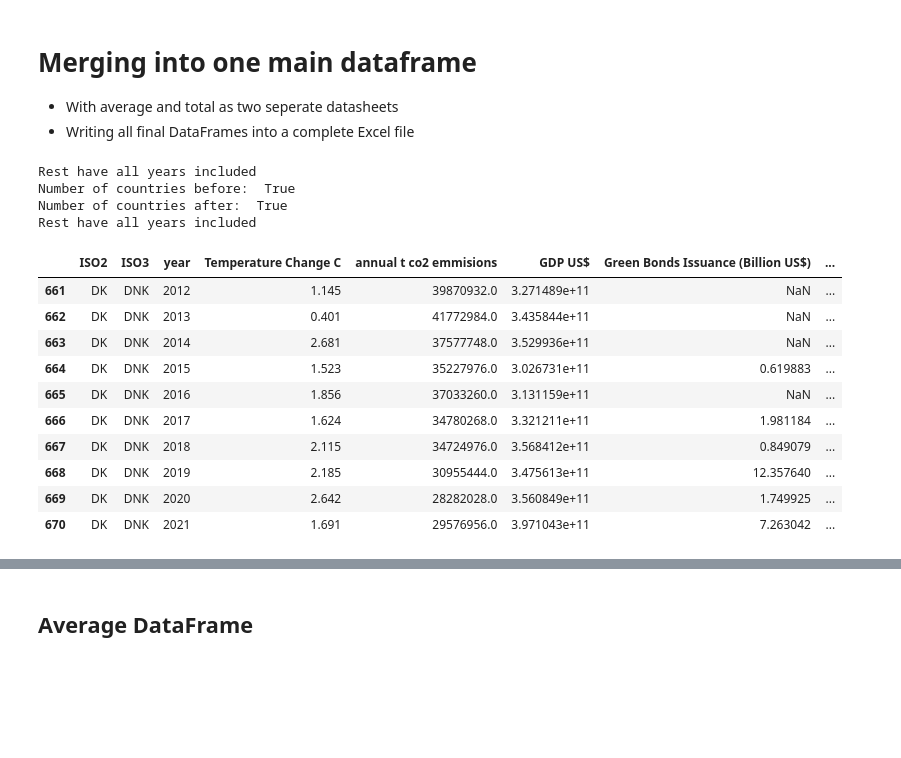
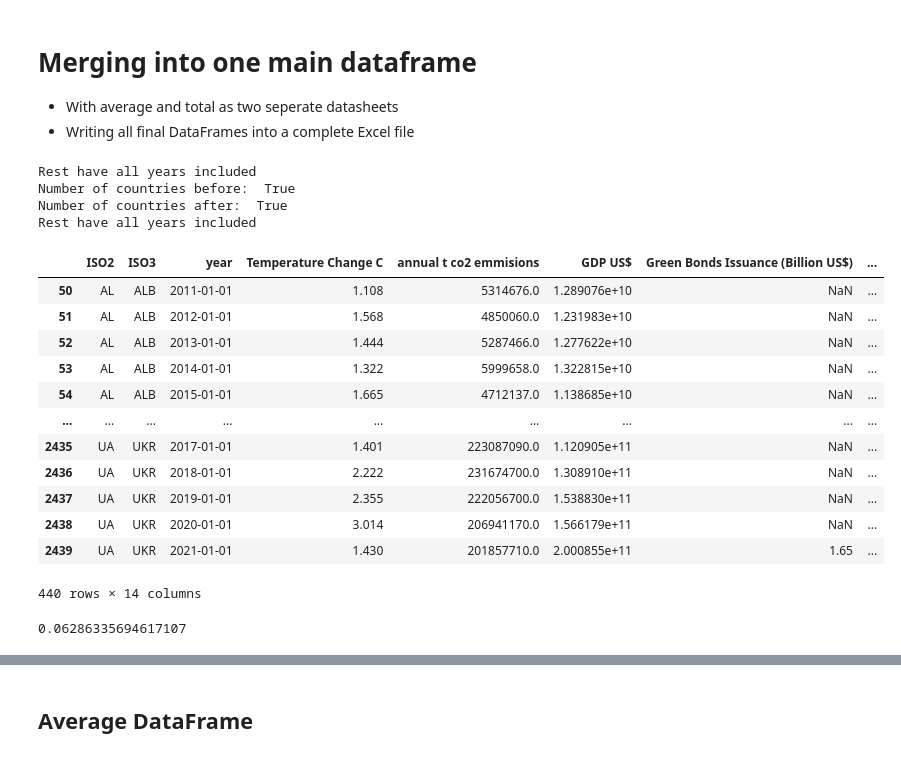
Before and after one commit to TrulsST/VisualAnalytics, a Jupyter notebook: Data_processing.ipynb, the cells around one changed output, grey strips where cells are left out. Saved outputs shown, nothing was run; the diff lists cells and outputs as text; code cells hidden in the pictures; blank space fills up the shorter version.

```diff
--- a/Data_processing.ipynb
+++ b/Data_processing.ipynb
@@ -54,7 +54,7 @@ Greenhouse policies x
 # Main dataframe
 df_main = None
 # Time period from 2012 to 2022
-time_period = list(range(2012, 2022))
+time_period = list(range(2011, 2022))
 # %%
 df_temp_change = pd.read_csv("data/Annual_Surface_Temperature_Change.csv")
 
@@ -394,44 +394,56 @@ for frame in dfs:
 
 # Merge EV-files on ISO2
 dfs = [df_phev_sales, df_bev_sales, df_ev_chargingP]
 for frame in dfs:
     df_main = df_main.merge(frame, left_on=['ISO2','year'], right_on = ['ISO2', 'year'], how = 'left')
 
 # Insert country name
 df_main['country'] = df_main['ISO2']
 df_main['country'].replace(iso_name, inplace=True)
 
 ## Only keep relevant time period
 df_main = df_main[df_main['year'].isin(set(time_period))]
 
 # Check if all countries still in the dataset
 print("Number of countries after: ",len(df_main['country'].unique()) == len(eu_codes))
 
 ## Check if all years still in the dataset for every country
 for c in df_main['country'].unique():
     for_this_c = df_main[df_main['country'] == c]
     all_years = (for_this_c['year'] == time_period).all()
     if not all_years:
         print("Not Consecutive years included for: ", c)
 print("Rest have all years included")
 
-df_main[df_main['country'] == 'Denmark']
+df_main = df_main.astype({'year' : 'int32'}, copy = True)
+df_main.year = pd.to_datetime(df_main.year, format='%Y')
+
+#f = df_main[df_main['country'] == 'United Kingdom']["annual t co2 emmisions"]
+#f
+df_main
 # %% [output]
 Rest have all years included
 Number of countries before:  True
 Number of countries after:  True
 Rest have all years included
 |  | ISO2 | ISO3 | year | Temperature Change C | annual t co2 emmisions | GDP US$ | Green Bonds Issuance (Billion US$) | ... |
-| 661 | DK | DNK | 2012 | 1.145 | 39870932.0 | 3.271489e+11 | NaN | ... |
-| 662 | DK | DNK | 2013 | 0.401 | 41772984.0 | 3.435844e+11 | NaN | ... |
-| 663 | DK | DNK | 2014 | 2.681 | 37577748.0 | 3.529936e+11 | NaN | ... |
-| 664 | DK | DNK | 2015 | 1.523 | 35227976.0 | 3.026731e+11 | 0.619883 | ... |
-| 665 | DK | DNK | 2016 | 1.856 | 37033260.0 | 3.131159e+11 | NaN | ... |
-| 666 | DK | DNK | 2017 | 1.624 | 34780268.0 | 3.321211e+11 | 1.981184 | ... |
-| 667 | DK | DNK | 2018 | 2.115 | 34724976.0 | 3.568412e+11 | 0.849079 | ... |
-| 668 | DK | DNK | 2019 | 2.185 | 30955444.0 | 3.475613e+11 | 12.357640 | ... |
-| 669 | DK | DNK | 2020 | 2.642 | 28282028.0 | 3.560849e+11 | 1.749925 | ... |
-| 670 | DK | DNK | 2021 | 1.691 | 29576956.0 | 3.971043e+11 | 7.263042 | ... |
+| 50 | AL | ALB | 2011-01-01 | 1.108 | 5314676.0 | 1.289076e+10 | NaN | ... |
+| 51 | AL | ALB | 2012-01-01 | 1.568 | 4850060.0 | 1.231983e+10 | NaN | ... |
+| 52 | AL | ALB | 2013-01-01 | 1.444 | 5287466.0 | 1.277622e+10 | NaN | ... |
+| 53 | AL | ALB | 2014-01-01 | 1.322 | 5999658.0 | 1.322815e+10 | NaN | ... |
+| 54 | AL | ALB | 2015-01-01 | 1.665 | 4712137.0 | 1.138685e+10 | NaN | ... |
+| ... | ... | ... | ... | ... | ... | ... | ... | ... |
+| 2435 | UA | UKR | 2017-01-01 | 1.401 | 223087090.0 | 1.120905e+11 | NaN | ... |
+| 2436 | UA | UKR | 2018-01-01 | 2.222 | 231674700.0 | 1.308910e+11 | NaN | ... |
+| 2437 | UA | UKR | 2019-01-01 | 2.355 | 222056700.0 | 1.538830e+11 | NaN | ... |
+| 2438 | UA | UKR | 2020-01-01 | 3.014 | 206941170.0 | 1.566179e+11 | NaN | ... |
+| 2439 | UA | UKR | 2021-01-01 | 1.430 | 201857710.0 | 2.000855e+11 | 1.65 | ... |
+440 rows × 14 columns
+# %%
+f_list = f.tolist()
+(f_list[-1]-f_list[-2])/f_list[-2]
+# %% [output]
+0.06286335694617107
 # %%
 df_main.describe()
 # %% [output]
```
Also changed, not shown: parts of 9 cells of this notebook, 7 other files.
